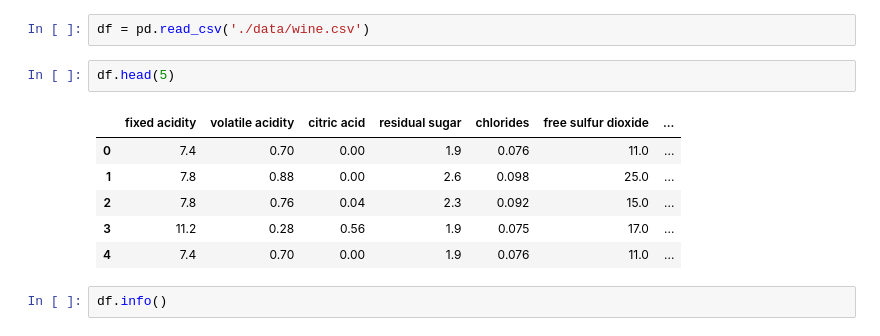
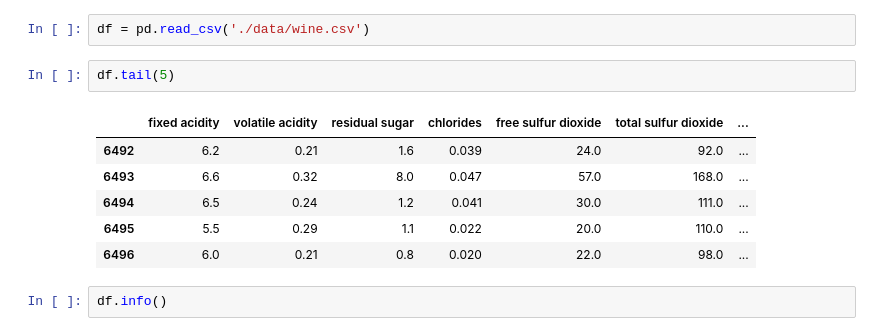
Before and after one commit to danielphilip12/Wine-Classification, a Jupyter notebook: EDA.ipynb, the cells around one changed output. Cells and saved outputs as stored; diff of their text form.

```diff
--- a/EDA.ipynb
+++ b/EDA.ipynb
@@ -14,14 +14,14 @@ sns.set_style('darkgrid')
 # %%
 df = pd.read_csv('./data/wine.csv')
 # %%
-df.head(5)
+df.tail(5)
 # %% [output]
-|  | fixed acidity | volatile acidity | citric acid | residual sugar | chlorides | free sulfur dioxide | ... |
-| 0 | 7.4 | 0.70 | 0.00 | 1.9 | 0.076 | 11.0 | ... |
-| 1 | 7.8 | 0.88 | 0.00 | 2.6 | 0.098 | 25.0 | ... |
-| 2 | 7.8 | 0.76 | 0.04 | 2.3 | 0.092 | 15.0 | ... |
-| 3 | 11.2 | 0.28 | 0.56 | 1.9 | 0.075 | 17.0 | ... |
-| 4 | 7.4 | 0.70 | 0.00 | 1.9 | 0.076 | 11.0 | ... |
+|  | fixed acidity | volatile acidity | residual sugar | chlorides | free sulfur dioxide | total sulfur dioxide | ... |
+| 6492 | 6.2 | 0.21 | 1.6 | 0.039 | 24.0 | 92.0 | ... |
+| 6493 | 6.6 | 0.32 | 8.0 | 0.047 | 57.0 | 168.0 | ... |
+| 6494 | 6.5 | 0.24 | 1.2 | 0.041 | 30.0 | 111.0 | ... |
+| 6495 | 5.5 | 0.29 | 1.1 | 0.022 | 20.0 | 110.0 | ... |
+| 6496 | 6.0 | 0.21 | 0.8 | 0.020 | 22.0 | 98.0 | ... |
 # %%
 df.info()
 # %% [output]
```
Also changed, not shown: 3 other files.
